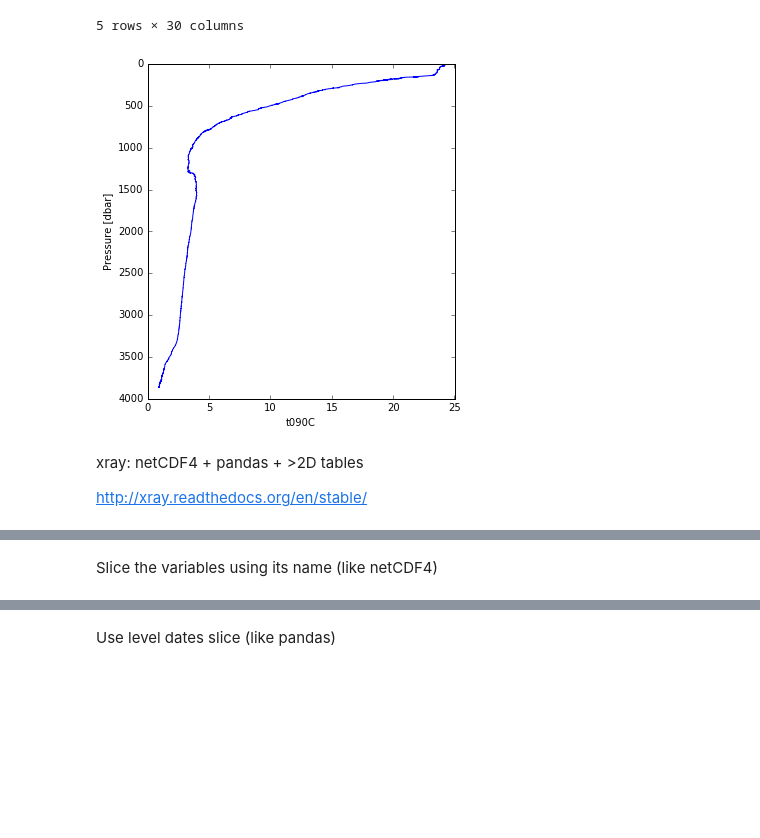
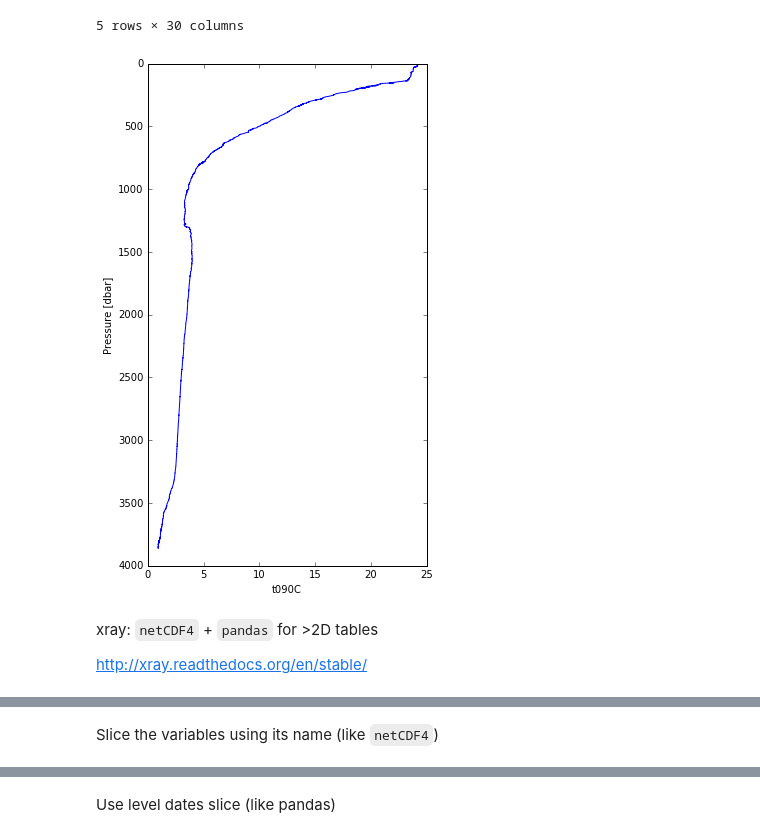
Before and after one commit to ocefpaf/whoi_talk, a Jupyter notebook: whoi_talk.ipynb, the cells around one changed output, grey strips where cells are left out. Saved outputs shown, nothing was run; the diff lists cells and outputs as text; code cells hidden in the pictures; blank space fills up the shorter version.

```diff
--- a/whoi_talk.ipynb
+++ b/whoi_talk.ipynb
@@ -282,11 +273,11 @@ cast.head()
 5 rows × 30 columns
 # %%
 downcast, upcast = cast['t090C'].split()
-fig, ax = downcast.plot()
+fig, ax = downcast.plot(figsize=(5, 9))
 # %% [output]
-[figure, old version]
+[figure, new version]
 # %% [markdown]
-xray: netCDF4 + pandas + >2D tables
+xray: `netCDF4` + `pandas` for >2D tables
 
 http://xray.readthedocs.org/en/stable/
 # %%
@@ -317,7 +308,7 @@ Coordinates:
     id: USGS_COAWST_Sandy_NYB05_sim6
     naming_authority: gov.usgs.cmg
 # %% [markdown]
-Slice the variables using its name (like netCDF4)
+Slice the variables using its name (like `netCDF4`)
 # %%
 temp = ds['temp']
 temp
```
Also changed, not shown: parts of 27 cells of this notebook.
